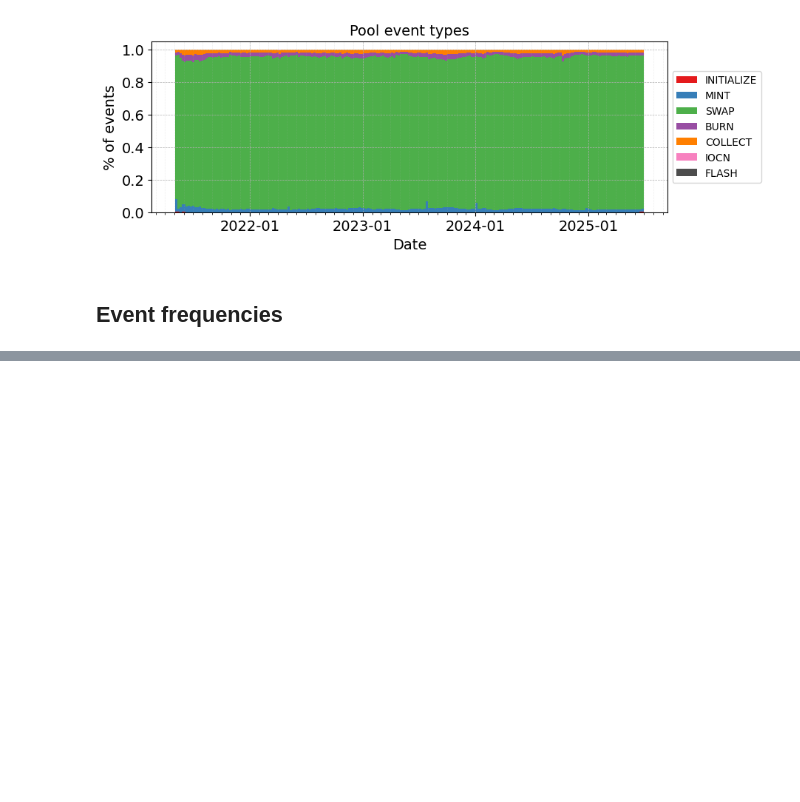
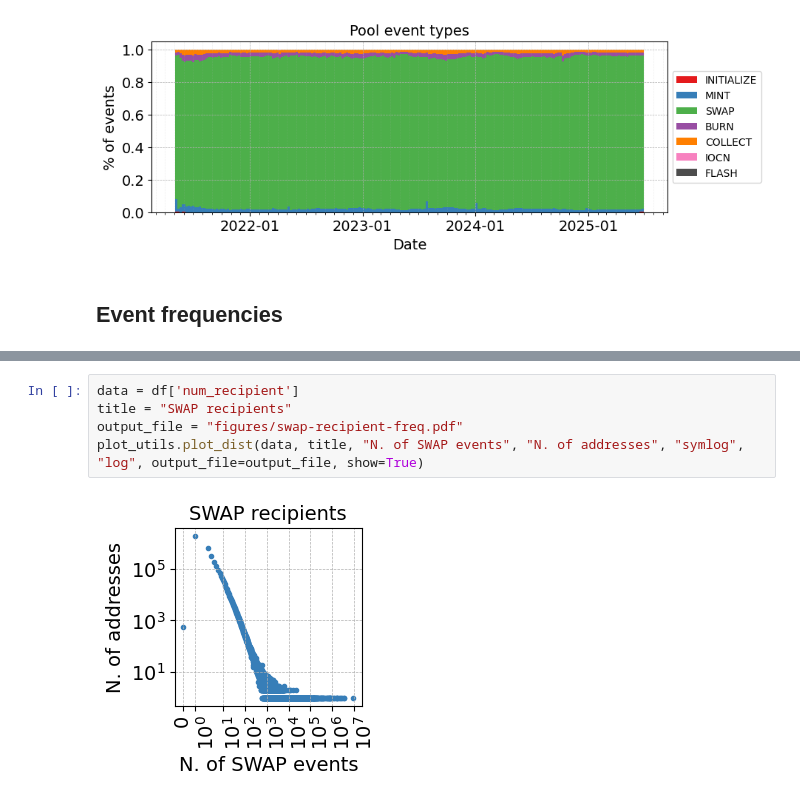
Before and after one commit to mloporchio/UniswapAnalysis, a Jupyter notebook: nb_pool.ipynb, the cells around one changed output, grey strips where cells are left out. Drawn from its saved outputs; the diff is of its cells as text; blank space fills up the shorter version.

```diff
--- a/nb_pool.ipynb
+++ b/nb_pool.ipynb
@@ -240,0 +254,7 @@ Plotting for type FLASH...
+# %%
+data = df['num_recipient']
+title = "SWAP recipients"
+output_file = "figures/swap-recipient-freq.pdf"
+plot_utils.plot_dist(data, title, "N. of SWAP events", "N. of addresses", "symlog", "log", output_file=output_file, show=True)
+# %% [output]
+[figure, added]
```
Also changed, not shown: parts of 12 cells of this notebook, 26 other files.
